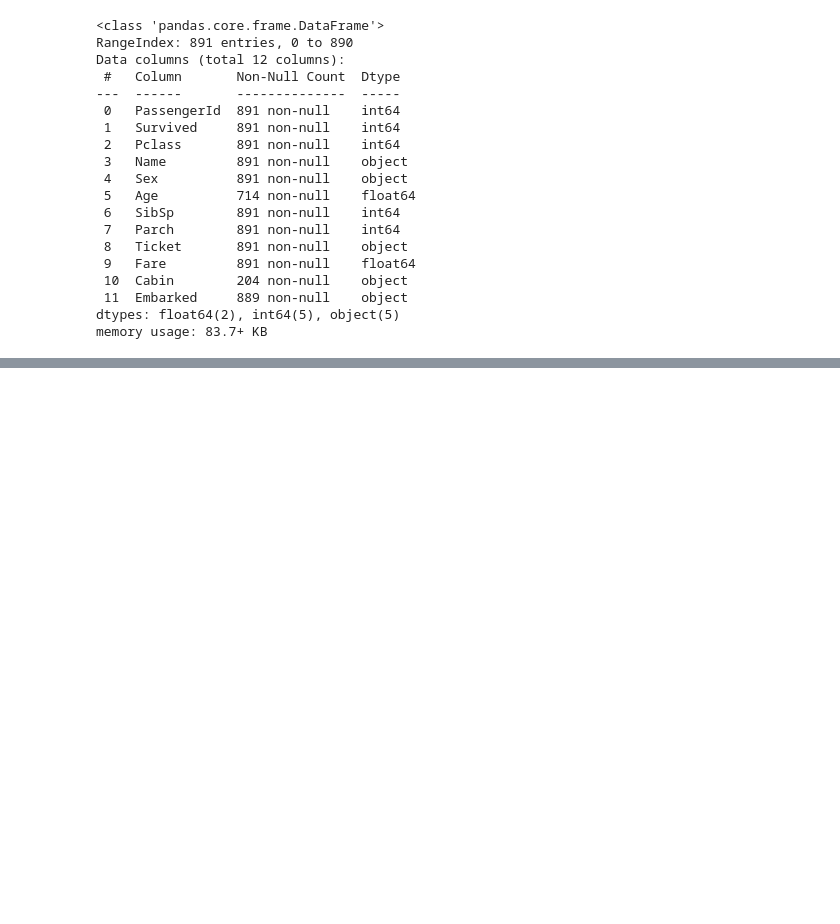
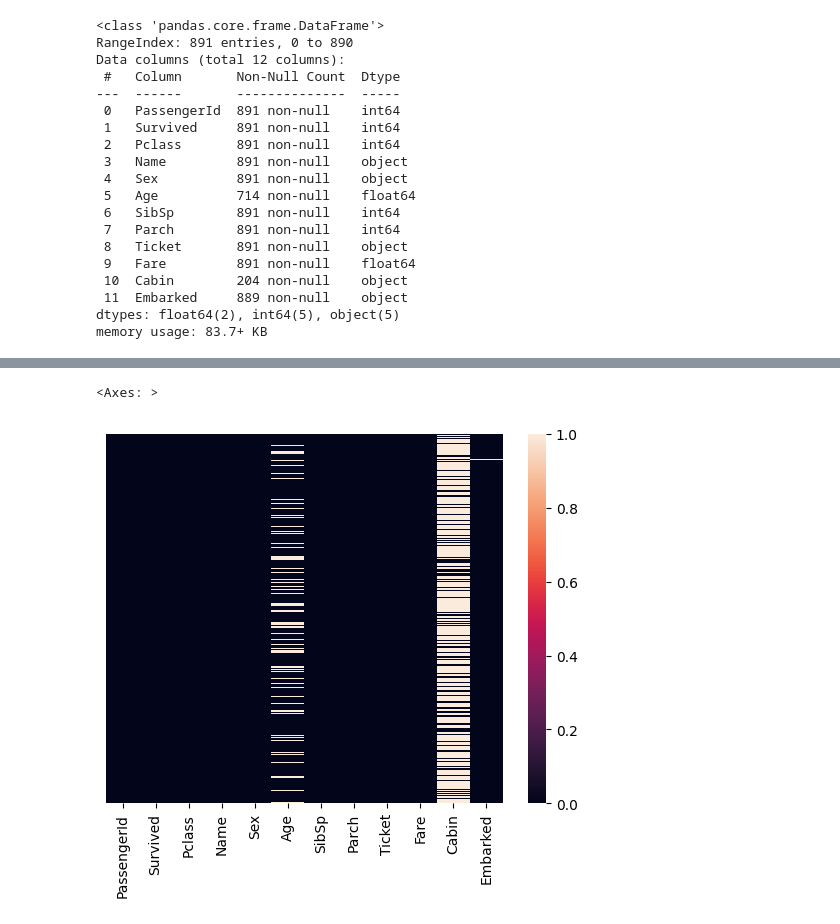
Before and after one commit to zumpious/learning_ml, a Jupyter notebook: algorithms/logistic_regression/logistic_regression.ipynb, the cells around one changed output, grey strips where cells are left out. Cells and saved outputs as stored; diff of their text form; code cells hidden in the pictures; blank space fills up the shorter version.

```diff
--- a/algorithms/logistic_regression/logistic_regression.ipynb
+++ b/algorithms/logistic_regression/logistic_regression.ipynb
@@ -53,0 +70,5 @@ memory usage: 83.7+ KB
+# %%
+sns.heatmap(train.isnull(),yticklabels=False) # in cabin and age there are many null values
+# %% [output]
+<Axes: >
+[figure, added]
```
Also changed, not shown: parts of 6 cells of this notebook, 1 other file.
